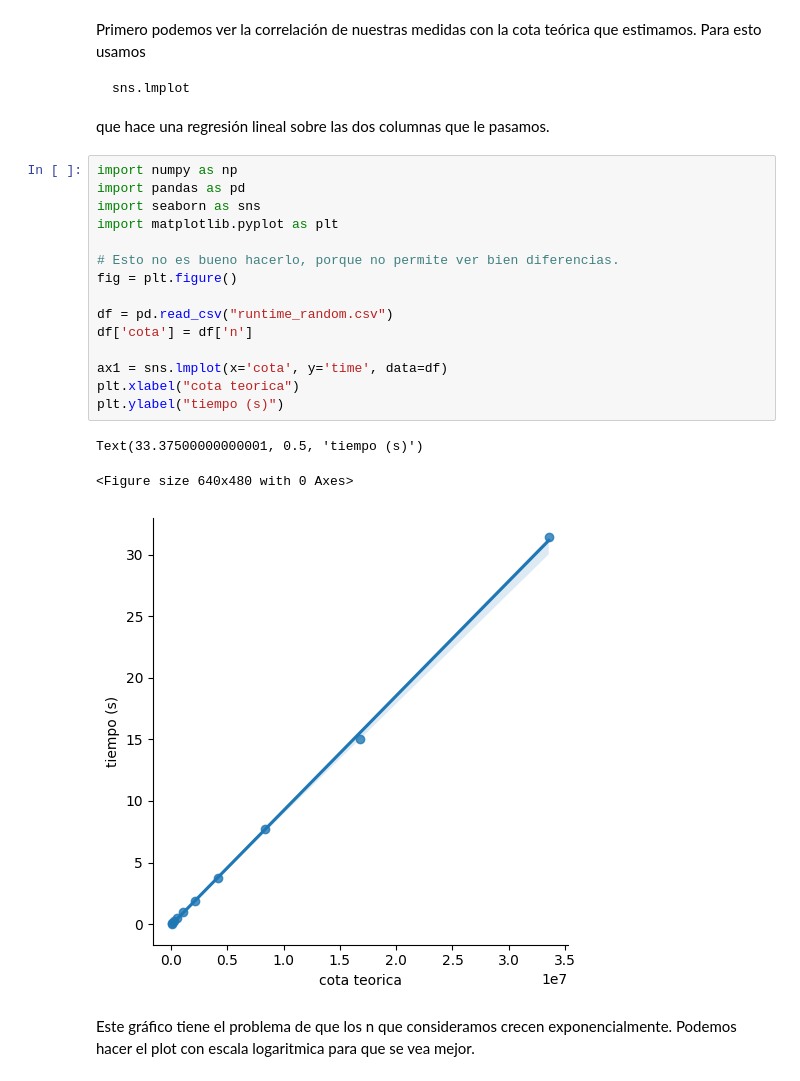
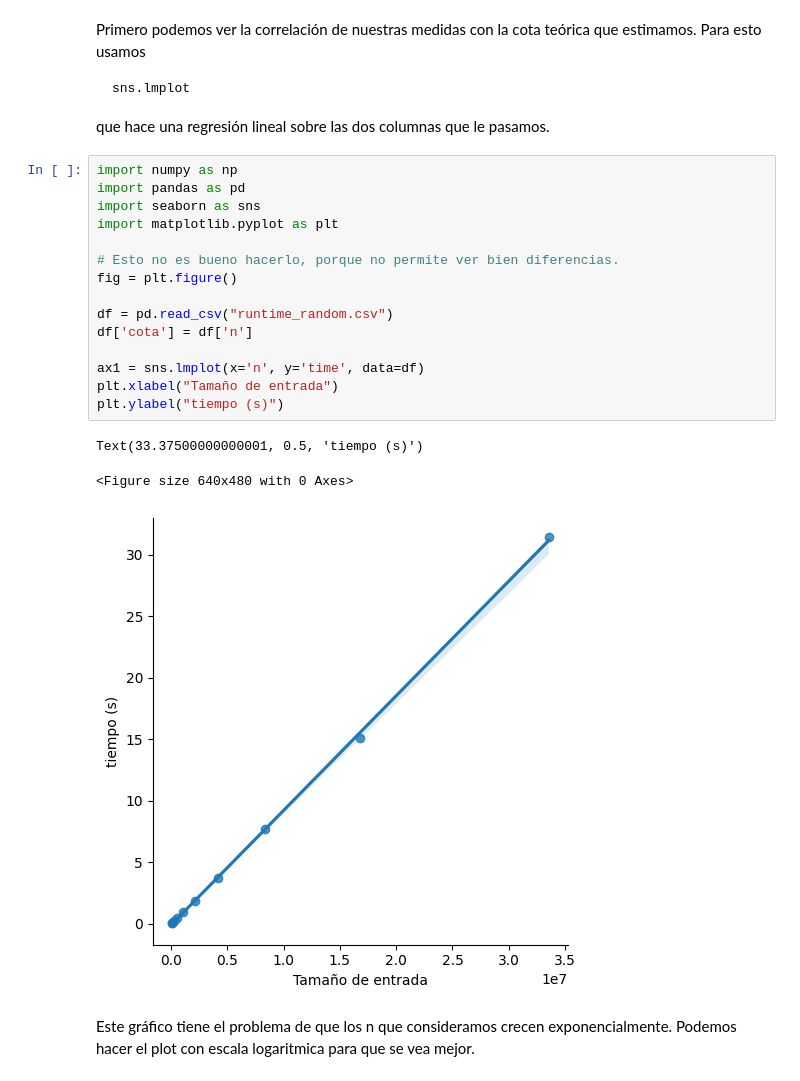
Before and after one commit to JoaquinPolonuer/algo3, a Jupyter notebook: tp1/ejercicio3_experimentacion/Experimentacion.ipynb, the cells around one changed output. Drawn from its saved outputs; the diff is of its cells as text.

```diff
--- a/tp1/ejercicio3_experimentacion/Experimentacion.ipynb
+++ b/tp1/ejercicio3_experimentacion/Experimentacion.ipynb
@@ -11,22 +11,22 @@ que hace una regresión lineal sobre las dos columnas que le pasamos.
 # %%
 import numpy as np
 import pandas as pd
 import seaborn as sns
 import matplotlib.pyplot as plt
 
 # Esto no es bueno hacerlo, porque no permite ver bien diferencias.
 fig = plt.figure()
 
 df = pd.read_csv("runtime_random.csv")
 df['cota'] = df['n']
 
-ax1 = sns.lmplot(x='cota', y='time', data=df)
-plt.xlabel("cota teorica")
+ax1 = sns.lmplot(x='n', y='time', data=df)
+plt.xlabel("Tamaño de entrada")
 plt.ylabel("tiempo (s)")
 # %% [output]
 Text(33.37500000000001, 0.5, 'tiempo (s)')
 <Figure size 640x480 with 0 Axes>
-[figure, old version]
+[figure, new version]
 # %% [markdown]
 Este gráfico tiene el problema de que los n que consideramos crecen exponencialmente. Podemos hacer el plot con escala logaritmica para que se vea mejor.
 # %%
```
Also changed, not shown: parts of 4 cells of this notebook.
